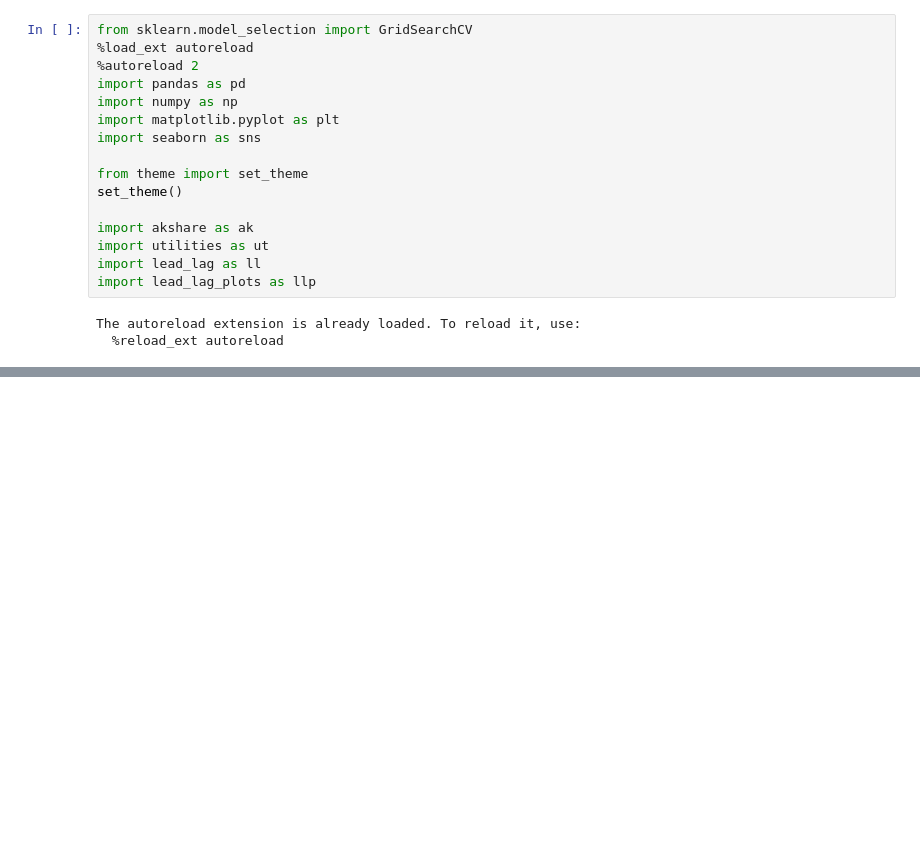
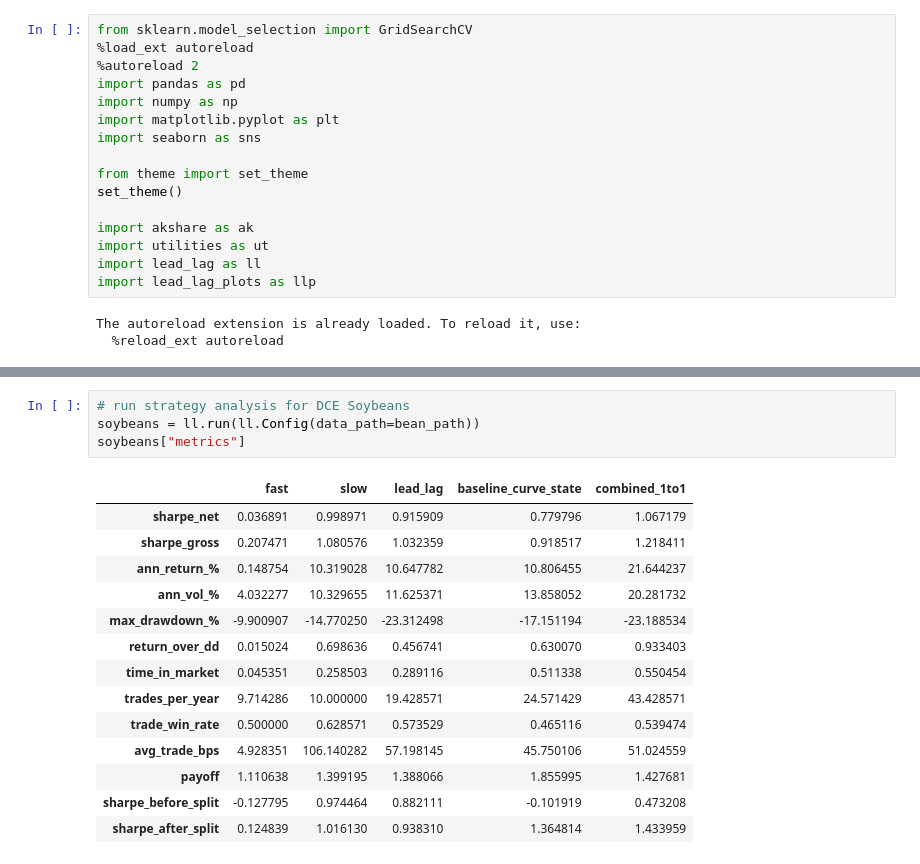
Before and after one commit to NicLabuschagne/asia-em-ags-research, a Jupyter notebook: notebooks/curve_divergence.ipynb, the cells around one changed output, grey strips where cells are left out. Cells and saved outputs as stored; diff of their text form; blank space fills up the shorter version.

```diff
--- a/notebooks/curve_divergence.ipynb
+++ b/notebooks/curve_divergence.ipynb
@@ -80,0 +122,19 @@ llp.plot_trade_returns(results, book="slow")
+# %%
+# run strategy analysis for DCE Soybeans
+soybeans = ll.run(ll.Config(data_path=bean_path))
+soybeans["metrics"]
+# %% [output]
+|  | fast | slow | lead_lag | baseline_curve_state | combined_1to1 |
+| sharpe_net | 0.036891 | 0.998971 | 0.915909 | 0.779796 | 1.067179 |
+| sharpe_gross | 0.207471 | 1.080576 | 1.032359 | 0.918517 | 1.218411 |
+| ann_return_% | 0.148754 | 10.319028 | 10.647782 | 10.806455 | 21.644237 |
+| ann_vol_% | 4.032277 | 10.329655 | 11.625371 | 13.858052 | 20.281732 |
+| max_drawdown_% | -9.900907 | -14.770250 | -23.312498 | -17.151194 | -23.188534 |
+| return_over_dd | 0.015024 | 0.698636 | 0.456741 | 0.630070 | 0.933403 |
+| time_in_market | 0.045351 | 0.258503 | 0.289116 | 0.511338 | 0.550454 |
+| trades_per_year | 9.714286 | 10.000000 | 19.428571 | 24.571429 | 43.428571 |
+| trade_win_rate | 0.500000 | 0.628571 | 0.573529 | 0.465116 | 0.539474 |
+| avg_trade_bps | 4.928351 | 106.140282 | 57.198145 | 45.750106 | 51.024559 |
+| payoff | 1.110638 | 1.399195 | 1.388066 | 1.855995 | 1.427681 |
+| sharpe_before_split | -0.127795 | 0.974464 | 0.882111 | -0.101919 | 0.473208 |
+| sharpe_after_split | 0.124839 | 1.016130 | 0.938310 | 1.364814 | 1.433959 |
```
Also changed, not shown: parts of 14 cells of this notebook, 2 other files.
